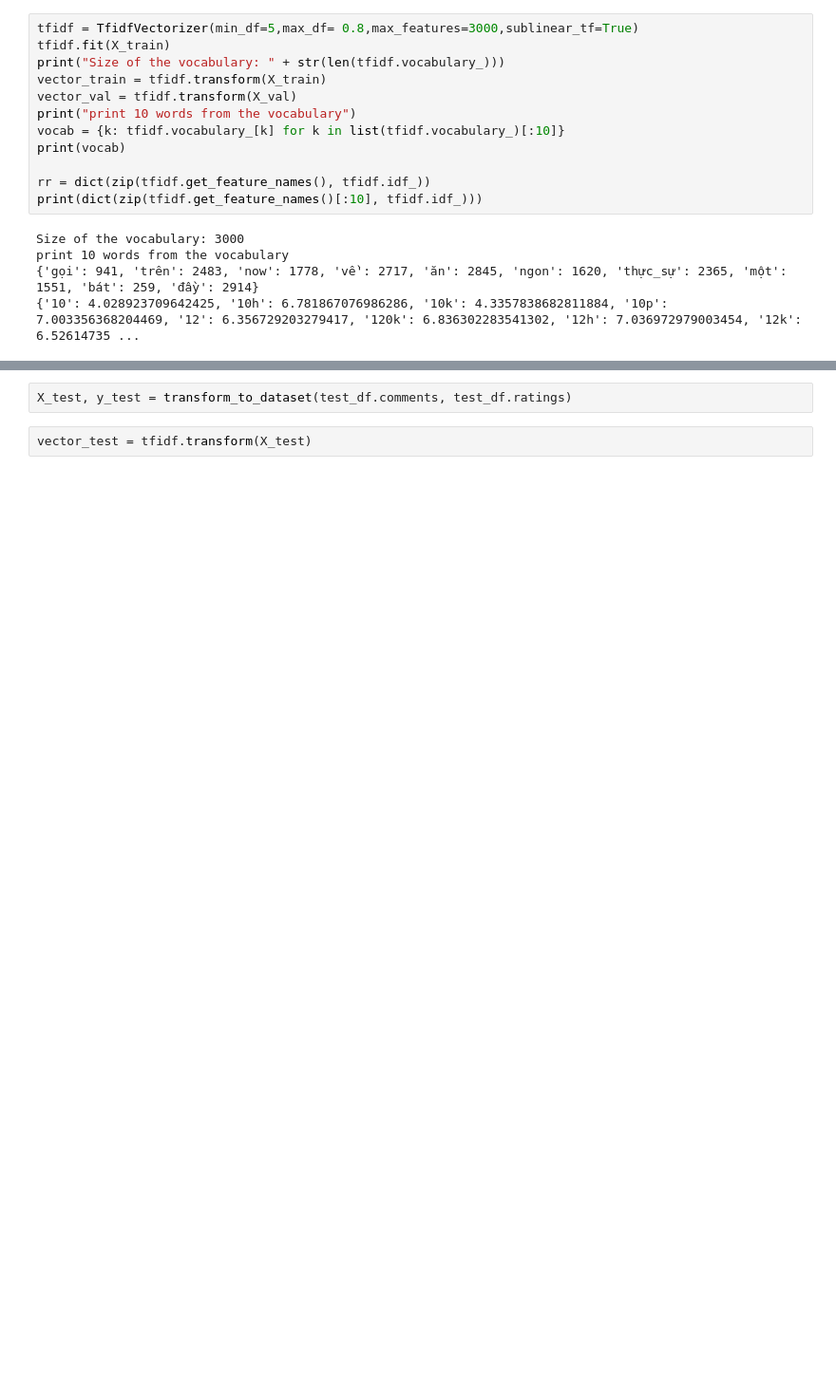
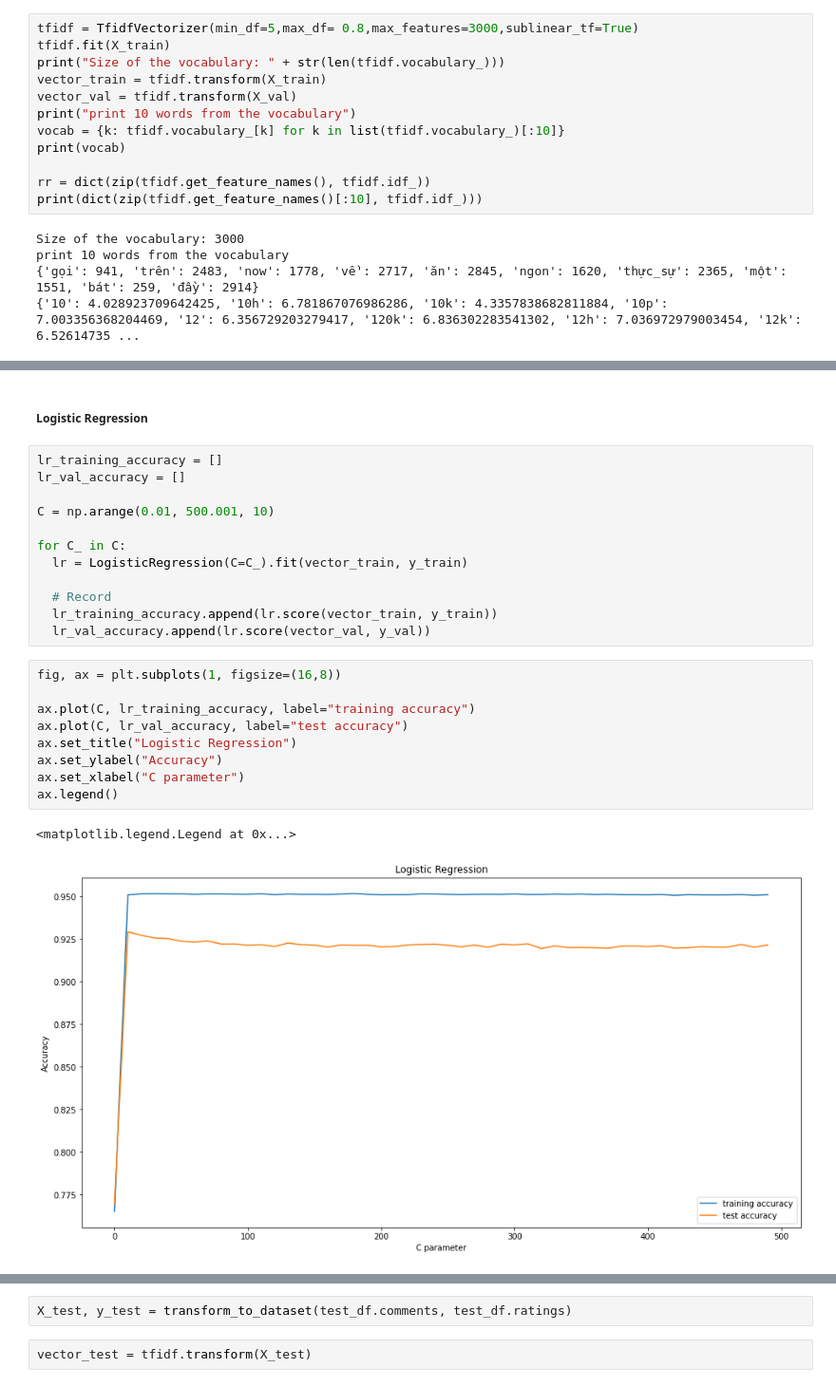
Before and after one commit to DatDoc/CS114.K21.KHTN, a Jupyter notebook: sentiment_analysis/sentiment_analysis.ipynb, the cells around one changed output, grey strips where cells are left out. Shown at 95% size. Cells and saved outputs as stored; diff of their text form; blank space fills up the shorter version.

```diff
--- a/sentiment_analysis/sentiment_analysis.ipynb
+++ b/sentiment_analysis/sentiment_analysis.ipynb
@@ -550 +533,27 @@ weighted avg      0.927     0.929     0.928     20992
+# %% [markdown]
+##### Logistic Regression
+# %%
+lr_training_accuracy = []
+lr_val_accuracy = []
+
+C = np.arange(0.01, 500.001, 10)
+
+for C_ in C:
+  lr = LogisticRegression(C=C_).fit(vector_train, y_train)
+
+  # Record
+  lr_training_accuracy.append(lr.score(vector_train, y_train))
+  lr_val_accuracy.append(lr.score(vector_val, y_val))
+# %%
+fig, ax = plt.subplots(1, figsize=(16,8))
+
+ax.plot(C, lr_training_accuracy, label="training accuracy")
+ax.plot(C, lr_val_accuracy, label="test accuracy")
+ax.set_title("Logistic Regression")
+ax.set_ylabel("Accuracy")
+ax.set_xlabel("C parameter")
+ax.legend()
+# %% [output]
+<matplotlib.legend.Legend at 0x...>
+[figure, added]
 # %%
```
Also changed, not shown: parts of 72 cells of this notebook.
